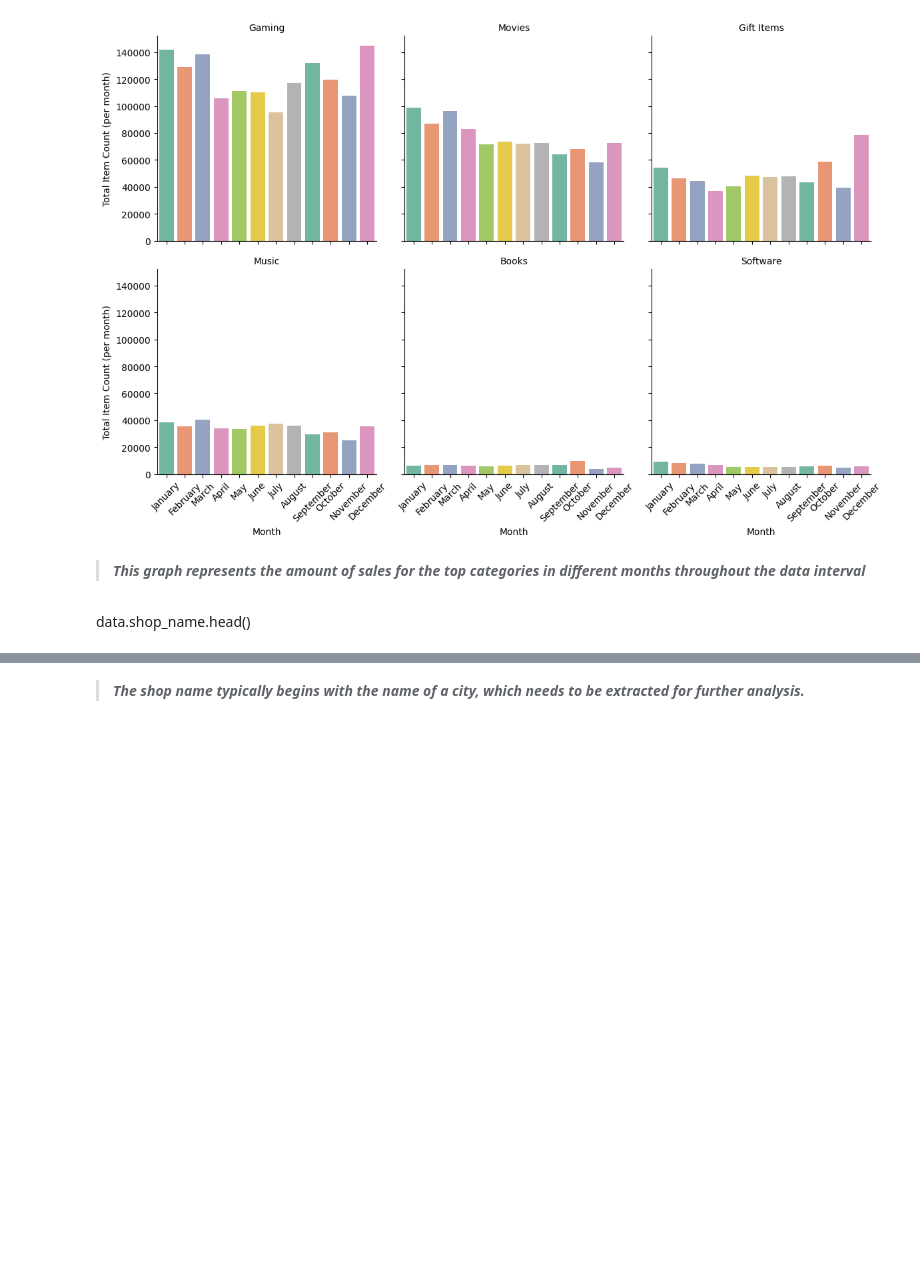
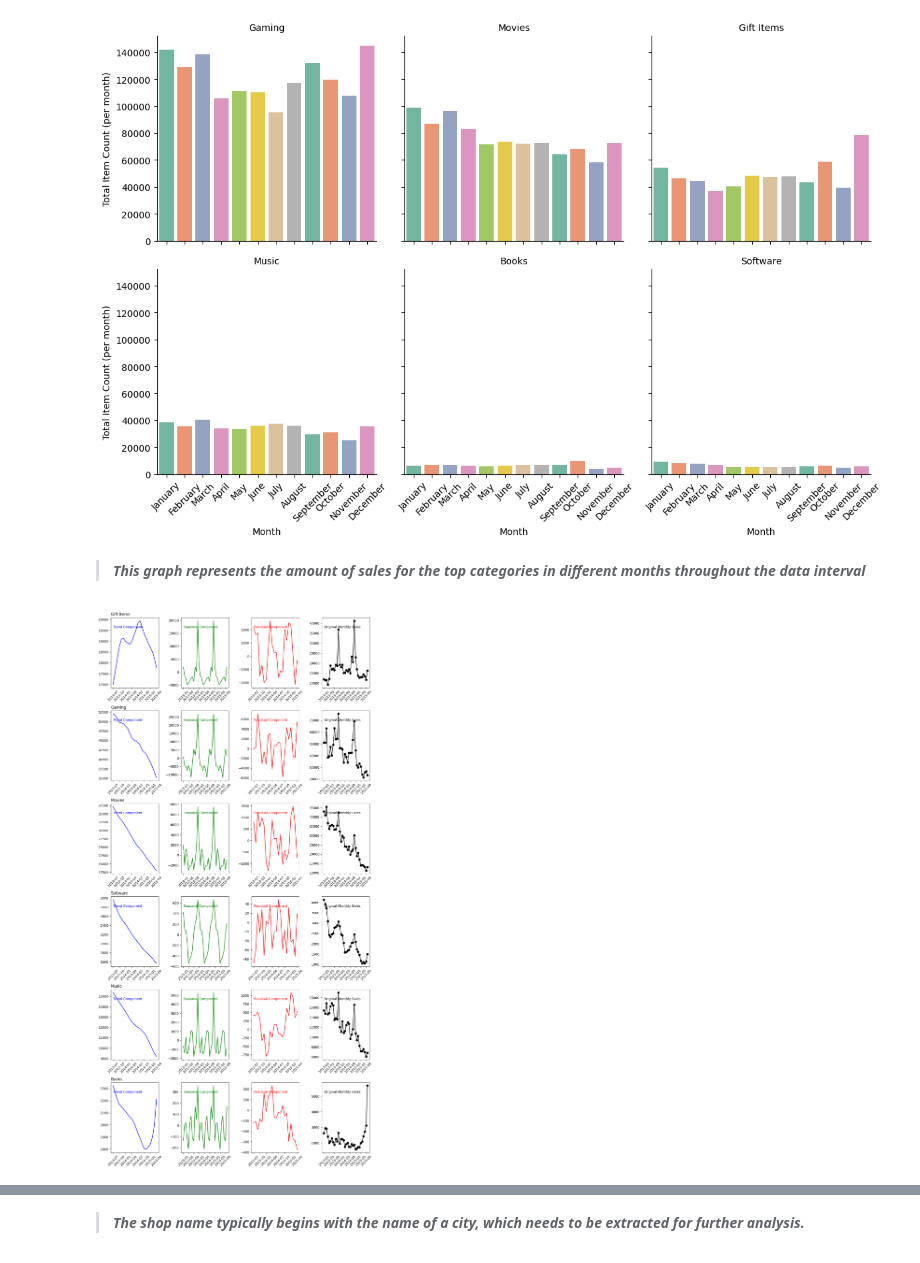
Before and after one commit to ArvinDodangeh/DS, a Jupyter notebook: Notebook/eda-ds.ipynb, the cells around one changed output, grey strips where cells are left out. Saved outputs shown, nothing was run; the diff lists cells and outputs as text; code cells hidden in the pictures; blank space fills up the shorter version.

```diff
--- a/Notebook/eda-ds.ipynb
+++ b/Notebook/eda-ds.ipynb
@@ -487,5 +555,53 @@ plt.show()
 [figure]
 # %% [markdown]
 >***This graph represents the amount of sales for the top categories in different months throughout the data interval***
-# %% [markdown]
-data.shop_name.head()
+# %%
+clusters = top_catagory['cluster'].unique()  # Get unique clusters
+
+# Set up the plotting area
+num_clusters = len(clusters)
+plt.figure(figsize=(12, 4 * num_clusters))
+
+for i, cluster in enumerate(clusters):
+    # Aggregate monthly sales for the current cluster
+    cluster_sales = top_catagory[top_catagory['cluster'] == cluster].groupby(['date_block_num', 'year', 'month'], as_index=False)['item_cnt_day'].sum()
+
+    # Set a date column for easier plotting later
+    cluster_sales['date'] = pd.to_datetime(cluster_sales[['year', 'month']].assign(day=1))
+    cluster_sales.set_index('date', inplace=True)
+
+    # Rename column for clarity
+    cluster_sales.rename(columns={'item_cnt_day': 'total_sales'}, inplace=True)
+
+    # Ensure the data is sorted by date
+    cluster_sales = cluster_sales.sort_index()
+
+    # Perform seasonal decomposition
+    decomposition = seasonal_decompose(cluster_sales['total_sales'], model='additive')
+
+    # Plot the decomposition for the current cluster
+    plt.subplot(num_clusters, 4, 4*i + 1)
+    plt.plot(decomposition.trend, label='Trend', color='blue')
+    plt.title(f'{cluster}', loc='left')
+    plt.annotate('Trend Component', xy=(0.05, 0.85), xycoords='axes fraction', fontsize=10, color='blue')
+    plt.xticks(rotation=45)  # Ensure x-ticks are visible
+
+    plt.subplot(num_clusters, 4, 4*i + 2)
+    plt.plot(decomposition.seasonal, label='Seasonality', color='green')
+    plt.annotate('Seasonal Component', xy=(0.05, 0.85), xycoords='axes fraction', fontsize=10, color='green')
+    plt.xticks(rotation=45)
+
+    plt.subplot(num_clusters, 4, 4*i + 3)
+    plt.plot(decomposition.resid, label='Residuals', color='red')
+    plt.annotate('Residual Component', xy=(0.05, 0.85), xycoords='axes fraction', fontsize=10, color='red')
+    plt.xticks(rotation=45)
+
+    plt.subplot(num_clusters, 4, 4*i + 4)
+    plt.plot(cluster_sales.index, cluster_sales['total_sales'], marker='o', linestyle='-', label='Original', color='black')
+    plt.annotate('Original Monthly Sales', xy=(0.05, 0.85), xycoords='axes fraction', fontsize=10, color='black')
+    plt.xticks(rotation=45)
+
+plt.tight_layout()
+plt.show()
+# %% [output]
+[figure, added]
```
Also changed, not shown: parts of 7 cells of this notebook.
